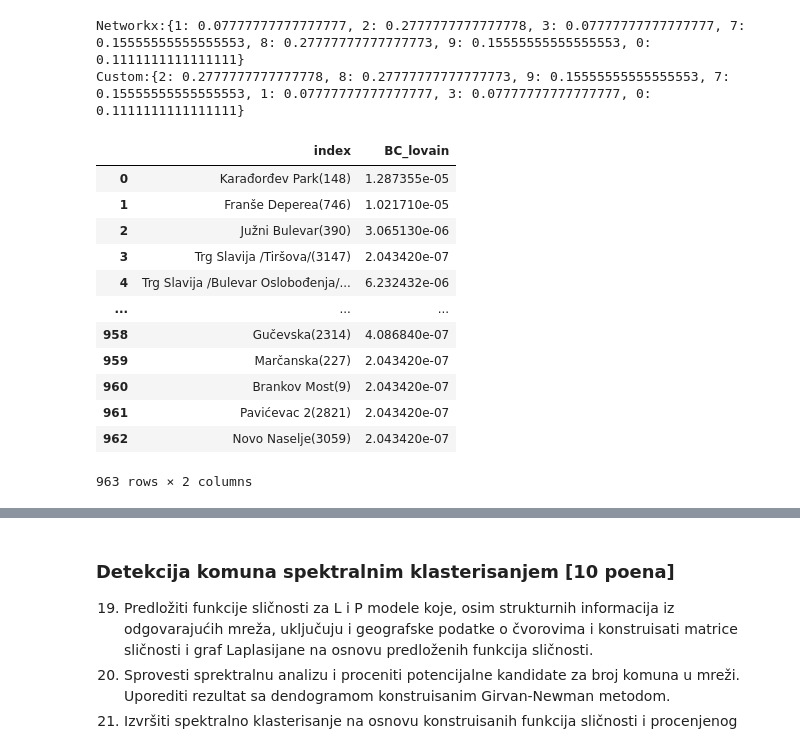
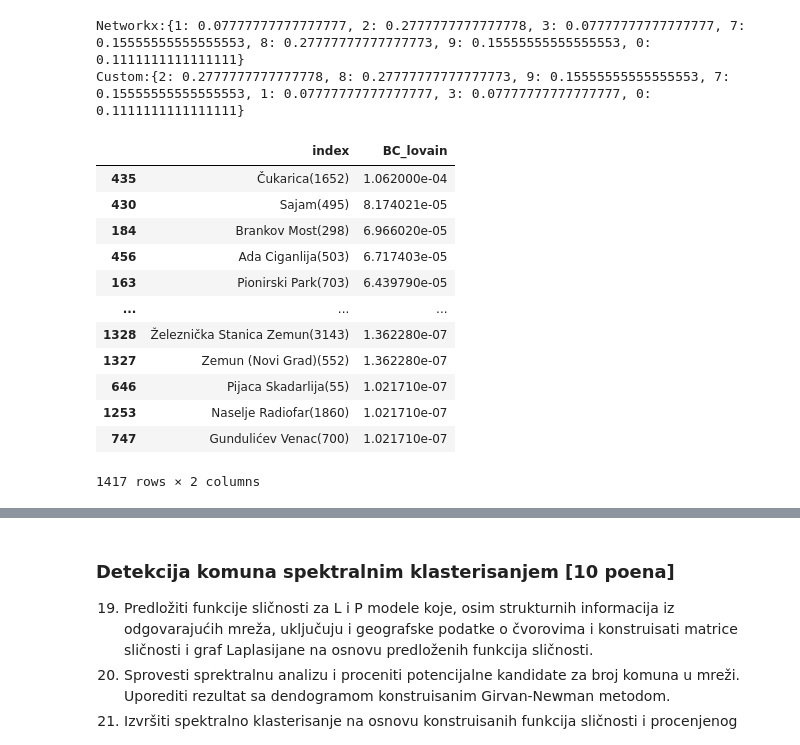
Before and after one commit to markods/BelgradeTransportNet, a Jupyter notebook: src/projekat.ipynb, the cells around one changed output, grey strips where cells are left out. Drawn from its saved outputs; the diff is of its cells as text; code cells hidden in the pictures.

```diff
--- a/src/projekat.ipynb
+++ b/src/projekat.ipynb
@@ -1015,7 +1015,7 @@ def get_community_BC(G:nx.Graph, community_attribute):
     normalization = (N - 1) * (N - 2) / 2 # Za grafove koje imamo, N > 2"
     BC_communities = {}
 
-    all_shortest_paths_length_dict = dict(nx.all_pairs_shortest_path_length(G, cutoff=3)) # Cak i ako je zaista nakraci put, nece se racunati
+    all_shortest_paths_length_dict = dict(nx.all_pairs_shortest_path_length(G, cutoff=5)) # Cak i ako je zaista nakraci put, nece se racunati
     for u, v in combinations(G.nodes(), 2):
         # Nema smisla za posredsvom ako su vec povezane\n",
         if G.has_edge(u, v) or G.has_edge(v, u):
@@ -1058,7 +1058,6 @@ for node in G.nodes:
     G.nodes[node]["community_test"] = node
 BC_nx = nx.betweenness_centrality(G, normalized=True)
 print(f"Networkx:{BC_nx}")
-id_to_order_map2, _ = make_id_and_order_dicts(G)
 BC_custom = get_community_BC(G, "community_test")
 print(f"Custom:{BC_custom}")
 # %% [output]
@@ -1076,50 +1075,48 @@ def get_modularity_df(graph_name, resolution):
     df_louvain_org = pd.read_csv(csv_name)
     df_louvain_renamed = df_louvain_org.rename(columns={"Id":"StopId", "Label":"Id", "0":"stop_name", "1":"lat", "2":"lon", "modularity_class": "louvain_community"})
     # print(df_louvain_org.columns)
     # print(df_louvain_renamed.columns)
     return df_louvain_renamed
 
 # Vratice ceo graf
 def get_full_graph(G_Org:nx.Graph, graph_name, resolution):
     G = G_Org.copy()
     df_communities = get_modularity_df(graph_name, resolution)[["Id", "lat", "lon", "louvain_community"]]
     df_graph = pd.merge(df_centralities_composite, df_communities, on="Id", how="inner")
     df_graph_records = df_graph.to_records()
     for _, id, composite, DC, CC, BC, EVC, lat, lon, community in df_graph_records:
         G.nodes[id]["DC"] = DC
         G.nodes[id]["CC"] = CC
         G.nodes[id]["BC"] = BC
         G.nodes[id]["EVC"] = EVC
         G.nodes[id]["composite"] = composite
         G.nodes[id]["louvain_community"] = community
     return df_graph, G
 
 df_graph, BGNetL_modularity = get_full_graph(BgNetL, "BGNetL", "1.0")
 
-finding_brokers = True #Za sad na false posto je spora operacija
-# if finding_brokers:
 
 BC_community = get_community_BC(BGNetL_modularity, "louvain_community")
 df_graph_louvain_brokerage = pd.DataFrame.from_dict(BC_community, columns=["BC_lovain"], orient="index").reset_index().rename({"index":"Id"})
 
-df_graph_louvain_brokerage.sort_values(by="BC_lovain", ascending=False)
+# df_graph_louvain_brokerage = pd.merge(df_graph, df_graph_louvain_brokerage, on="Id", how="inner")[[]]
+df_graph_louvain_brokerage = df_graph_louvain_brokerage.sort_values(by="BC_lovain", ascending=False)
+df_graph_louvain_brokerage.to_csv(f"{report_path}/BC_lovain_1.0.csv")
 df_graph_louvain_brokerage
-
-# print(df_graph_brokerage[df_graph_brokerage["brokerage"] == 1].shape)
 # %% [output]
 |  | index | BC_lovain |
-| 0 | Karađorđev Park(148) | 1.287355e-05 |
-| 1 | Franše Deperea(746) | 1.021710e-05 |
-| 2 | Južni Bulevar(390) | 3.065130e-06 |
-| 3 | Trg Slavija /Tiršova/(3147) | 2.043420e-07 |
-| 4 | Trg Slavija /Bulevar Oslobođenja/... | 6.232432e-06 |
+| 435 | Čukarica(1652) | 1.062000e-04 |
+| 430 | Sajam(495) | 8.174021e-05 |
+| 184 | Brankov Most(298) | 6.966020e-05 |
+| 456 | Ada Ciganlija(503) | 6.717403e-05 |
+| 163 | Pionirski Park(703) | 6.439790e-05 |
 | ... | ... | ... |
-| 958 | Gučevska(2314) | 4.086840e-07 |
-| 959 | Marčanska(227) | 2.043420e-07 |
-| 960 | Brankov Most(9) | 2.043420e-07 |
-| 961 | Pavićevac 2(2821) | 2.043420e-07 |
-| 962 | Novo Naselje(3059) | 2.043420e-07 |
+| 1328 | Železnička Stanica Zemun(3143) | 1.362280e-07 |
+| 1327 | Zemun (Novi Grad)(552) | 1.362280e-07 |
+| 646 | Pijaca Skadarlija(55) | 1.021710e-07 |
+| 1253 | Naselje Radiofar(1860) | 1.021710e-07 |
+| 747 | Gundulićev Venac(700) | 1.021710e-07 |
-963 rows × 2 columns
+1417 rows × 2 columns
 # %%
 # 18) Koje zajednice (komune) se mogu uočiti prilikom analize mreže, a koji akteri su ključni brokeri?
 # Da li postoji neko objašnjenje za detektovane komune?
```
Also changed, not shown: parts of 2 cells of this notebook, 4 other files.
